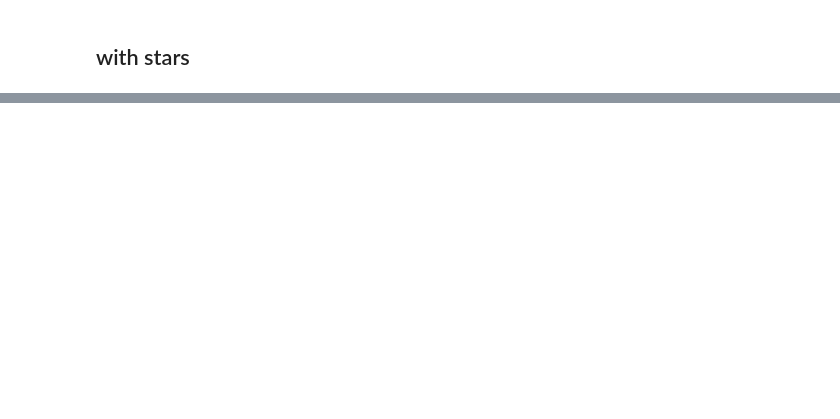
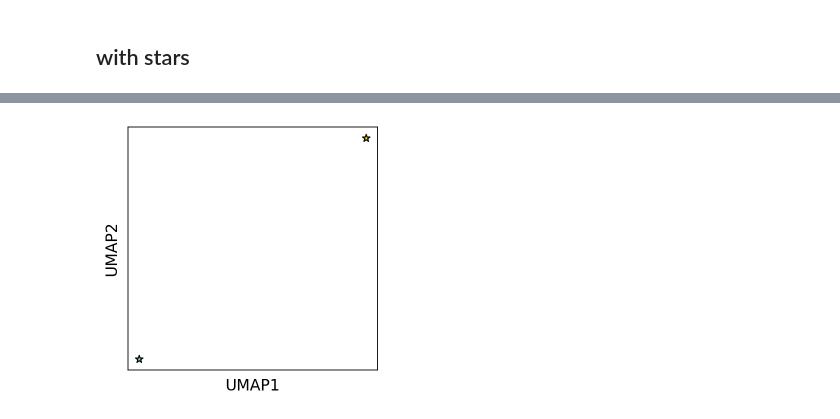
Before and after one commit to adelomana/education, a Jupyter notebook: kevin/scanpy fixed.ipynb, the cells around one changed output, grey strips where cells are left out. Saved outputs shown, nothing was run; the diff lists cells and outputs as text; code cells hidden in the pictures; blank space fills up the shorter version.

```diff
--- a/kevin/scanpy fixed.ipynb
+++ b/kevin/scanpy fixed.ipynb
@@ -234,0 +233,13 @@ matplotlib.pyplot.savefig('stars.svg')
+# %%
+matplotlib.pyplot.scatter(position1[0], position1[1], s=50, c='gold', edgecolors='black', marker='*')
+matplotlib.pyplot.scatter(position2[0], position2[1], s=50, c='skyblue', marker='*', edgecolors='black')
+
+matplotlib.pyplot.xlabel('UMAP1')
+matplotlib.pyplot.ylabel('UMAP2')
+matplotlib.pyplot.xticks([])
+matplotlib.pyplot.yticks([])
+
+#matplotlib.pyplot.show()
+matplotlib.pyplot.savefig('starsonly.svg')
+# %% [output]
+[figure, added]
```
Also changed, not shown: parts of 6 cells of this notebook.
